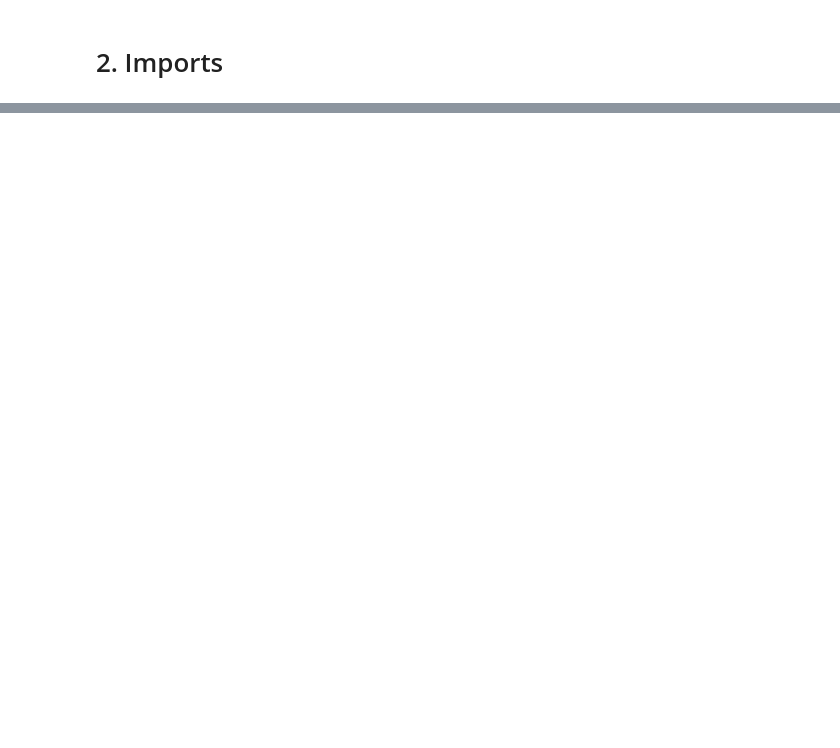
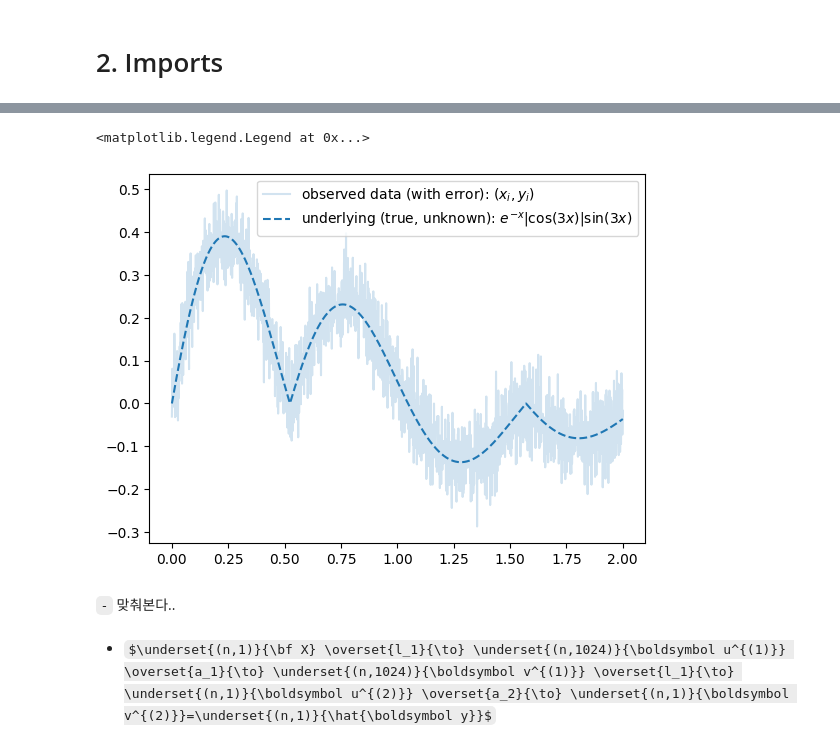
Before and after one commit to xoguqrla/DL2025, a Jupyter notebook: posts/04wk-2.ipynb, the cells around one changed output, grey strips where cells are left out. Saved outputs shown, nothing was run; the diff lists cells and outputs as text; code cells hidden in the pictures; some formulas as TeX source; blank space fills up the shorter version.

```diff
--- a/posts/04wk-2.ipynb
+++ b/posts/04wk-2.ipynb
@@ -569,0 +152,17 @@ loss_fn = torch.nn.CrossEntropyLoss() # <- 이 로스에 torch.nn.Softmax() 가
+# %%
+torch.manual_seed(43052)
+x = torch.linspace(0,2,2000).reshape(-1,1)
+eps = torch.randn(2000).reshape(-1,1)*0.05
+fx = torch.exp(-1*x)* torch.abs(torch.cos(3*x))*(torch.sin(3*x))
+y = fx + eps
+# %%
+plt.plot(x,y,label=r"observed data (with error): $(x_i,y_i)$", alpha=0.2)
+plt.plot(x,fx,'--',color="C0",label=r"underlying (true, unknown): $e^{-x}|\cos(3x)|\sin(3x)$")
+plt.legend()
+# %% [output]
+<matplotlib.legend.Legend at 0x...>
+[figure, added]
+# %% [markdown]
+`-` 맞춰본다..
+# %% [markdown]
+-   $\underset{(n,1)}{\bf X} \overset{l_1}{\to} \underset{(n,1024)}{\boldsymbol u^{(1)}} \overset{a_1}{\to} \underset{(n,1024)}{\boldsymbol v^{(1)}} \overset{l_1}{\to} \underset{(n,1)}{\boldsymbol u^{(2)}} \overset{a_2}{\to} \underset{(n,1)}{\boldsymbol v^{(2)}}=\underset{(n,1)}{\hat{\boldsymbol y}}$
```
Also changed, not shown: parts of 221 cells of this notebook.
